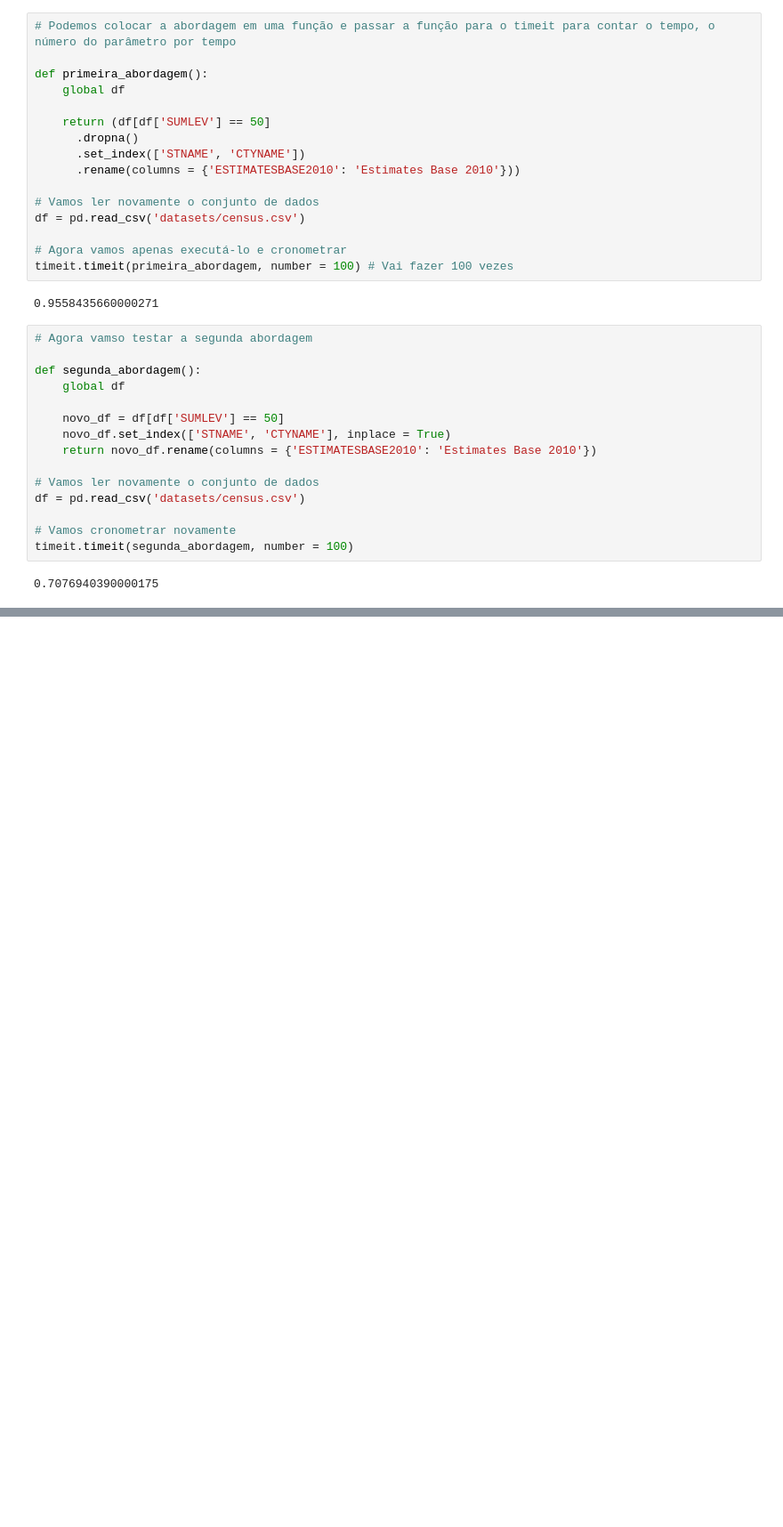
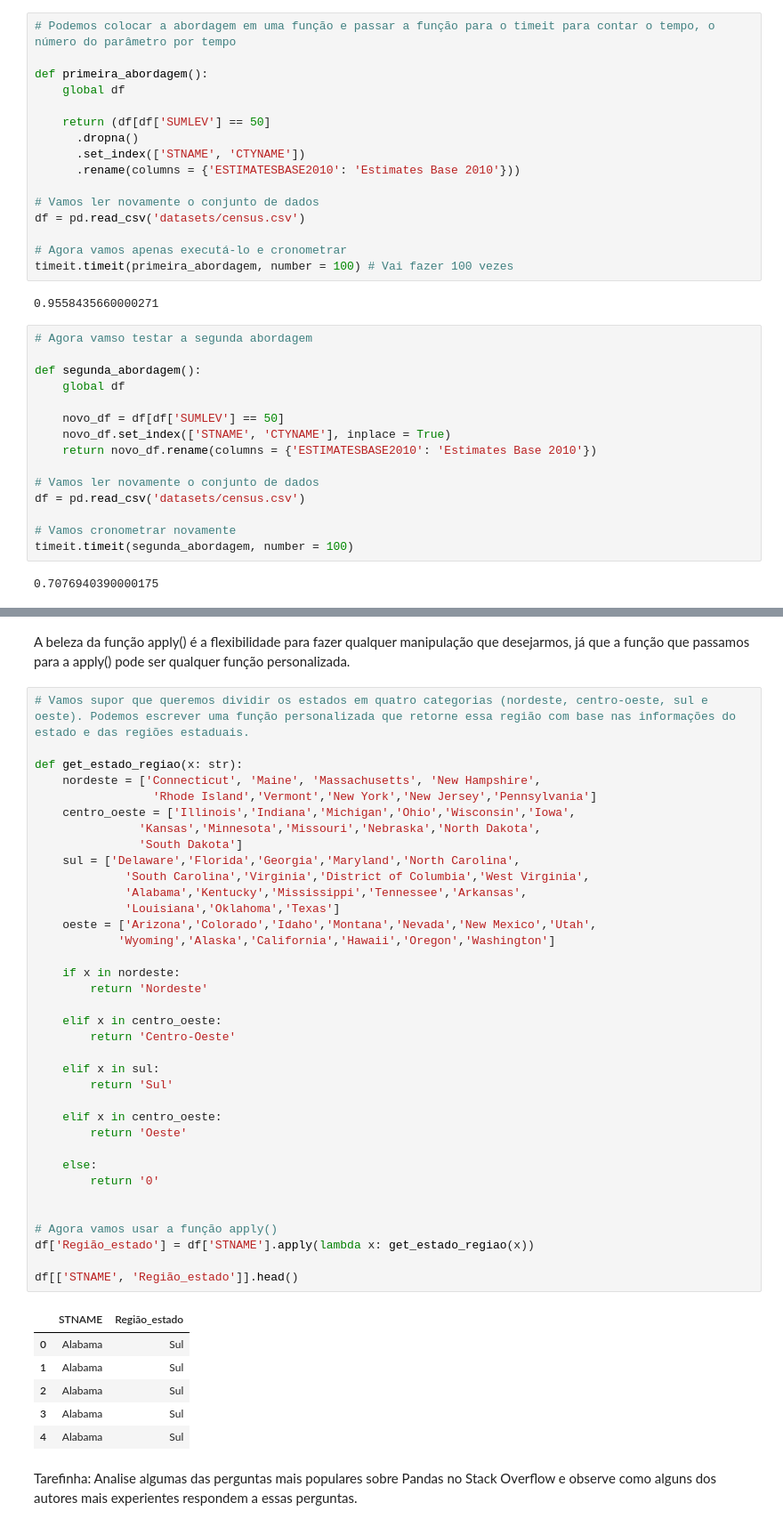
Before and after one commit to pedrozenatte/ciencia-de-dados-estudo, a Jupyter notebook: introducao-ciencia-de-dados/modulo-1/28_expressoes_idiomaticas.ipynb, the cells around one changed output, grey strips where cells are left out. Shown at 89% size. Drawn from its saved outputs; the diff is of its cells as text; blank space fills up the shorter version.

```diff
--- a/introducao-ciencia-de-dados/modulo-1/28_expressoes_idiomaticas.ipynb
+++ b/introducao-ciencia-de-dados/modulo-1/28_expressoes_idiomaticas.ipynb
@@ -136,0 +235,47 @@ Perceba que houve um trade off entre tempo e legibilidade, uma vez que a segunda
+# %% [markdown]
+A beleza da função apply() é a flexibilidade para fazer qualquer manipulação que desejarmos, já que a função que passamos para a apply() pode ser qualquer função personalizada.
+# %%
+# Vamos supor que queremos dividir os estados em quatro categorias (nordeste, centro-oeste, sul e oeste). Podemos escrever uma função personalizada que retorne essa região com base nas informações do estado e das regiões estaduais.
+
+def get_estado_regiao(x: str):
+    nordeste = ['Connecticut', 'Maine', 'Massachusetts', 'New Hampshire',
+                 'Rhode Island','Vermont','New York','New Jersey','Pennsylvania']
+    centro_oeste = ['Illinois','Indiana','Michigan','Ohio','Wisconsin','Iowa',
+               'Kansas','Minnesota','Missouri','Nebraska','North Dakota',
+               'South Dakota']
+    sul = ['Delaware','Florida','Georgia','Maryland','North Carolina',
+             'South Carolina','Virginia','District of Columbia','West Virginia',
+             'Alabama','Kentucky','Mississippi','Tennessee','Arkansas',
+             'Louisiana','Oklahoma','Texas']
+    oeste = ['Arizona','Colorado','Idaho','Montana','Nevada','New Mexico','Utah',
+            'Wyoming','Alaska','California','Hawaii','Oregon','Washington']
+
+    if x in nordeste:
+        return 'Nordeste'
+
+    elif x in centro_oeste:
+        return 'Centro-Oeste'
+
+    elif x in sul:
+        return 'Sul'
+
+    elif x in centro_oeste:
+        return 'Oeste'
+
+    else:
+        return '0'
+
+
+# Agora vamos usar a função apply()
+df['Região_estado'] = df['STNAME'].apply(lambda x: get_estado_regiao(x))
+
+df[['STNAME', 'Região_estado']].head()
+# %% [output]
+|  | STNAME | Região_estado |
+| 0 | Alabama | Sul |
+| 1 | Alabama | Sul |
+| 2 | Alabama | Sul |
+| 3 | Alabama | Sul |
+| 4 | Alabama | Sul |
+# %% [markdown]
+Tarefinha: Analise algumas das perguntas mais populares sobre Pandas no Stack Overflow e observe como alguns dos autores mais experientes respondem a essas perguntas.
```
Also changed, not shown: parts of 10 cells of this notebook, 1 other file.
